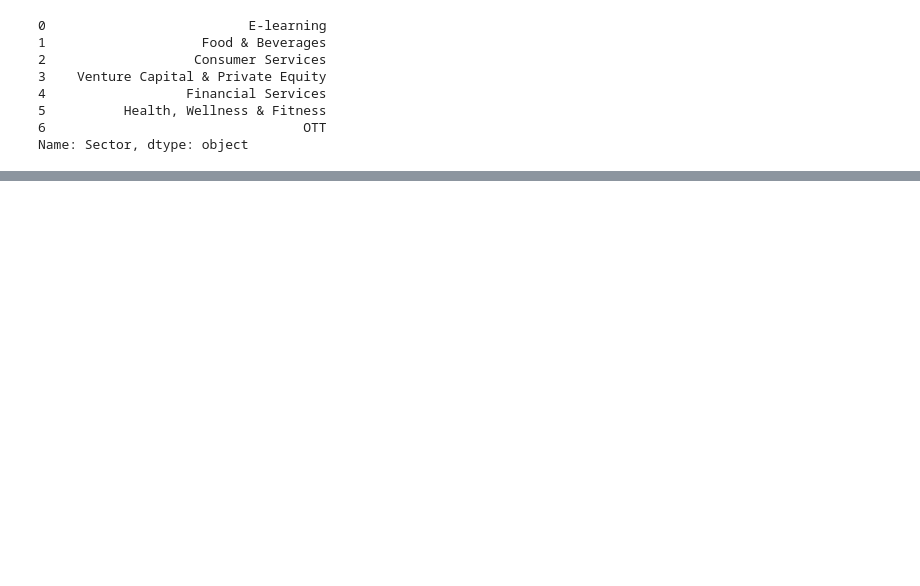
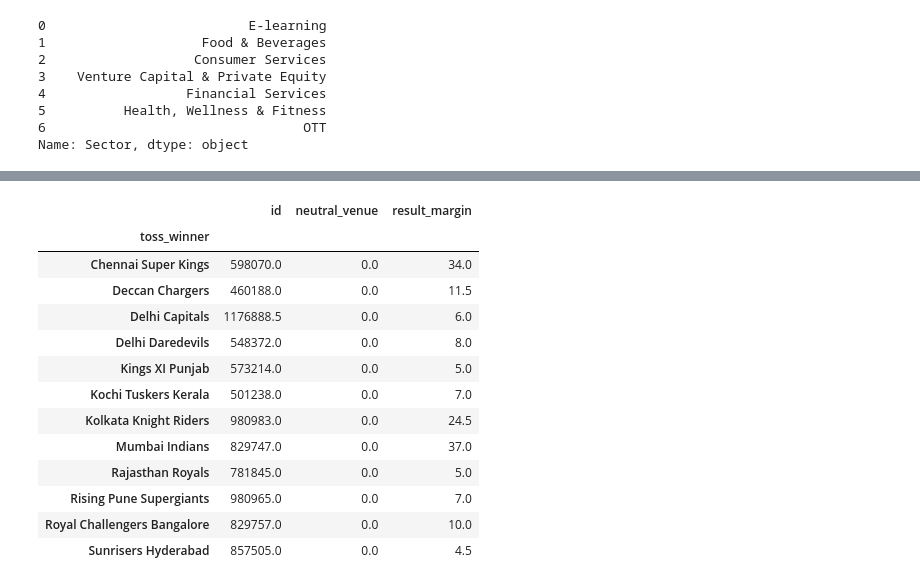
Before and after one commit to ankittrajj/WD_DA_17_Aug_2_30pm, a Jupyter notebook: Pandas 4.ipynb, the cells around one changed output, grey strips where cells are left out. Saved outputs shown, nothing was run; the diff lists cells and outputs as text; code cells hidden in the pictures; blank space fills up the shorter version.

```diff
--- a/Pandas 4.ipynb
+++ b/Pandas 4.ipynb
@@ -195,0 +355,17 @@ df.loc[df['Sector'] == 'EdTech'].iloc[4:9]
+# %%
+df[df['city'] == 'Delhi'].groupby('toss_winner').median()
+# %% [output]
+|  | id | neutral_venue | result_margin |
+| toss_winner |  |  |  |
+| Chennai Super Kings | 598070.0 | 0.0 | 34.0 |
+| Deccan Chargers | 460188.0 | 0.0 | 11.5 |
+| Delhi Capitals | 1176888.5 | 0.0 | 6.0 |
+| Delhi Daredevils | 548372.0 | 0.0 | 8.0 |
+| Kings XI Punjab | 573214.0 | 0.0 | 5.0 |
+| Kochi Tuskers Kerala | 501238.0 | 0.0 | 7.0 |
+| Kolkata Knight Riders | 980983.0 | 0.0 | 24.5 |
+| Mumbai Indians | 829747.0 | 0.0 | 37.0 |
+| Rajasthan Royals | 781845.0 | 0.0 | 5.0 |
+| Rising Pune Supergiants | 980965.0 | 0.0 | 7.0 |
+| Royal Challengers Bangalore | 829757.0 | 0.0 | 10.0 |
+| Sunrisers Hyderabad | 857505.0 | 0.0 | 4.5 |
```
Also changed, not shown: parts of 17 cells of this notebook.
